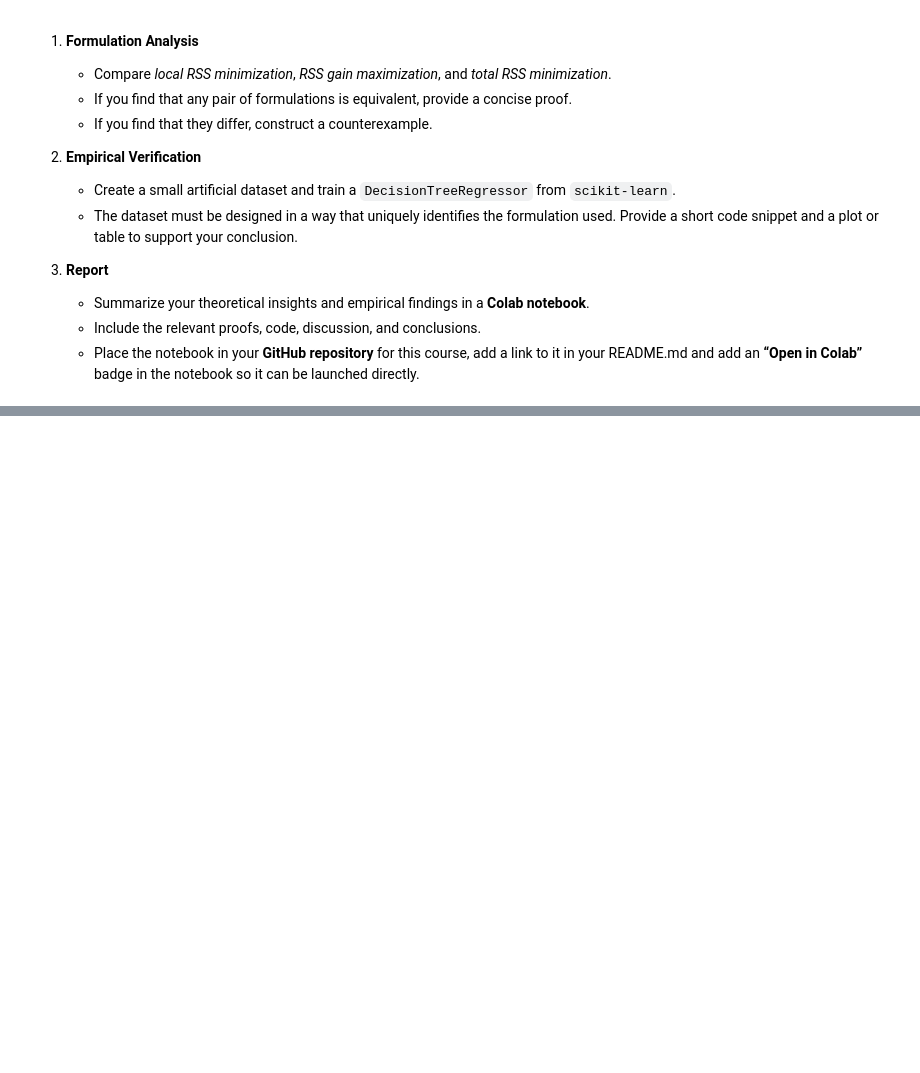
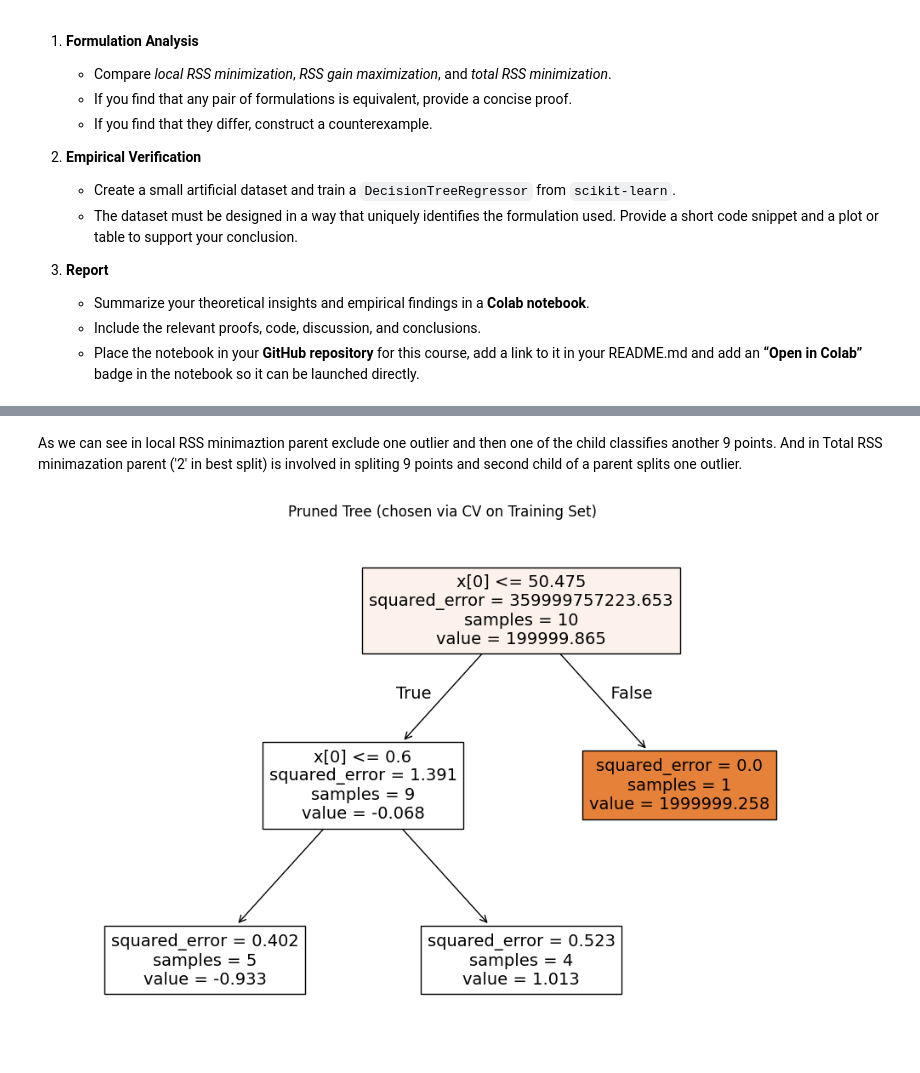
Before and after one commit to kussy29/machine_learning, a Jupyter notebook: Lab06_tree-methods.ipynb, the cells around one changed output, grey strips where cells are left out. Cells and saved outputs as stored; diff of their text form; code cells hidden in the pictures; blank space fills up the shorter version.

```diff
--- a/Lab06_tree-methods.ipynb
+++ b/Lab06_tree-methods.ipynb
@@ -1126,12 +1142,13 @@ import numpy as np
 
 # Stworzyć 1 wymiarowe dane i 1 wymiarowy target
 np.random.seed(42)
-X = np.random.rand(50, 2)
-X_sort= np.zeros((50,2))
-X_sort[:,0]= np.sort(X[:,0])
-X_sort[:,1]= np.sort(X[:,1])
-y = 2 * X[:, 0]**2  + np.random.randn(50)
+X = np.random.rand(9)
+X = np.concatenate([X,np.array([100])])
+X = np.sort(X)
+y = 2 * X**3  + np.random.randn(10)
 
 def compute_ssr(y):
+    if len(y) == 0:
+        return 0
     mean_y = np.mean(y)
     return np.sum((y - mean_y) ** 2)
@@ -1231,13 +1154,0 @@ PLAN JEST PROSTY LICZYMY JEDNOWYMIAROWO I KOPIUJEMY KOD DLA 3 MOŻLIWOŚCI
-# %%
-import numpy as np
-
-
-# Stworzyć 1 wymiarowe dane i 1 wymiarowy target
-np.random.seed(42)
-X = np.random.rand(50)
-X= np.sort(X)
-y = 2 * X**2  + np.random.randn(50)
-
-def compute_ssr(y):
-    mean_y = np.mean(y)
-    return np.sum((y - mean_y) ** 2)
@@ -1378,0 +1255,20 @@ print("Best SSR:", best_ssr)
+# %% [markdown]
+As we can see in local RSS minimaztion parent exclude one outlier and then one of the child classifies another 9 points.
+And in Total RSS minimazation parent ('2' in best split) is involved in spliting 9 points and second child of a parent splits one outlier.
+# %%
+
+from sklearn.tree import DecisionTreeRegressor
+import matplotlib.pyplot as plt
+regressor = DecisionTreeRegressor(random_state=0,max_depth=2)
+regressor.fit(X.reshape(-1, 1), y)
+
+from sklearn.tree import plot_tree
+plt.figure(figsize=(12,8))
+plot_tree(
+    regressor,
+    filled=True
+)
+plt.title("Pruned Tree (chosen via CV on Training Set)")
+plt.show()
+# %% [output]
+[figure, added]
```
Also changed, not shown: parts of 11 cells of this notebook.
